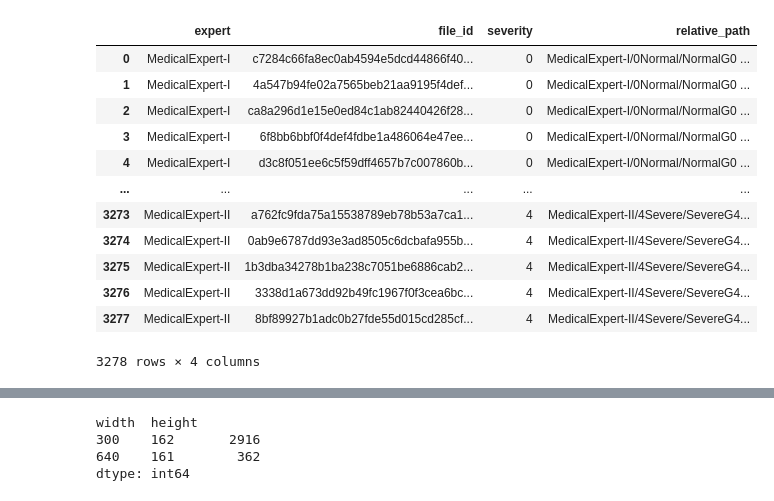
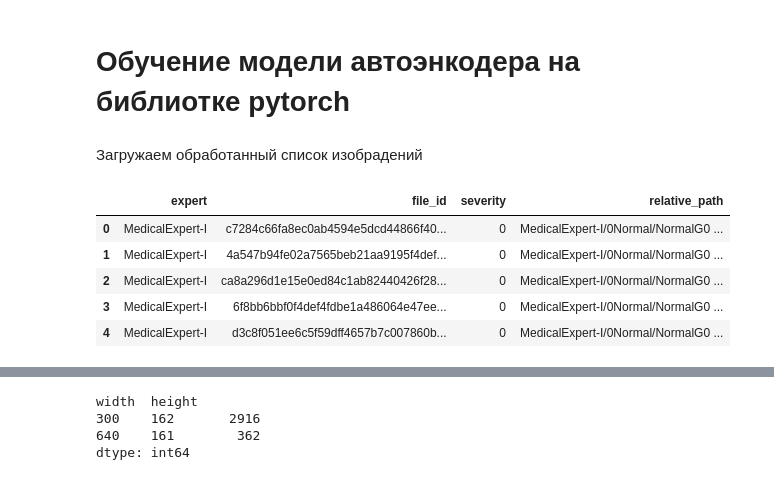
Before and after one commit to TiunovNN/hse-knee-xray-research, a Jupyter notebook: models/ML/Autoencoders.ipynb, the cells around one changed output, grey strips where cells are left out. Saved outputs shown, nothing was run; the diff lists cells and outputs as text; code cells hidden in the pictures.

```diff
--- a/models/ML/Autoencoders.ipynb
+++ b/models/ML/Autoencoders.ipynb
@@ -1,3 +1,5 @@
+# %% [markdown]
+# Обучение модели автоэнкодера на библиотке pytorch
 # %%
 %load_ext dotenv
 %dotenv
@@ -21,21 +22,16 @@ s3_client = boto3.client(
 )
 BUCKET_NAME = 'tnn-hse-medtech'
 DATASET_DIR = 'datasets/'
+# %% [markdown]
+Загружаем обработанный список изобрадений
 # %%
 data = pd.read_csv('normalized_data.csv')
 # %%
-data
+data.head()
 # %% [output]
 |  | expert | file_id | severity | relative_path |
 | 0 | MedicalExpert-I | c7284c66fa8ec0ab4594e5dcd44866f40... | 0 | MedicalExpert-I/0Normal/NormalG0 ... |
 | 1 | MedicalExpert-I | 4a547b94fe02a7565beb21aa9195f4def... | 0 | MedicalExpert-I/0Normal/NormalG0 ... |
 | 2 | MedicalExpert-I | ca8a296d1e15e0ed84c1ab82440426f28... | 0 | MedicalExpert-I/0Normal/NormalG0 ... |
 | 3 | MedicalExpert-I | 6f8bb6bbf0f4def4fdbe1a486064e47ee... | 0 | MedicalExpert-I/0Normal/NormalG0 ... |
 | 4 | MedicalExpert-I | d3c8f051ee6c5f59dff4657b7c007860b... | 0 | MedicalExpert-I/0Normal/NormalG0 ... |
-| ... | ... | ... | ... | ... |
-| 3273 | MedicalExpert-II | a762fc9fda75a15538789eb78b53a7ca1... | 4 | MedicalExpert-II/4Severe/SevereG4... |
-| 3274 | MedicalExpert-II | 0ab9e6787dd93e3ad8505c6dcbafa955b... | 4 | MedicalExpert-II/4Severe/SevereG4... |
-| 3275 | MedicalExpert-II | 1b3dba34278b1ba238c7051be6886cab2... | 4 | MedicalExpert-II/4Severe/SevereG4... |
-| 3276 | MedicalExpert-II | 3338d1a673dd92b49fc1967f0f3cea6bc... | 4 | MedicalExpert-II/4Severe/SevereG4... |
-| 3277 | MedicalExpert-II | 8bf89927b1adc0b27fde55d015cd285cf... | 4 | MedicalExpert-II/4Severe/SevereG4... |
-3278 rows × 4 columns
```
Also changed, not shown: parts of 26 cells of this notebook.
